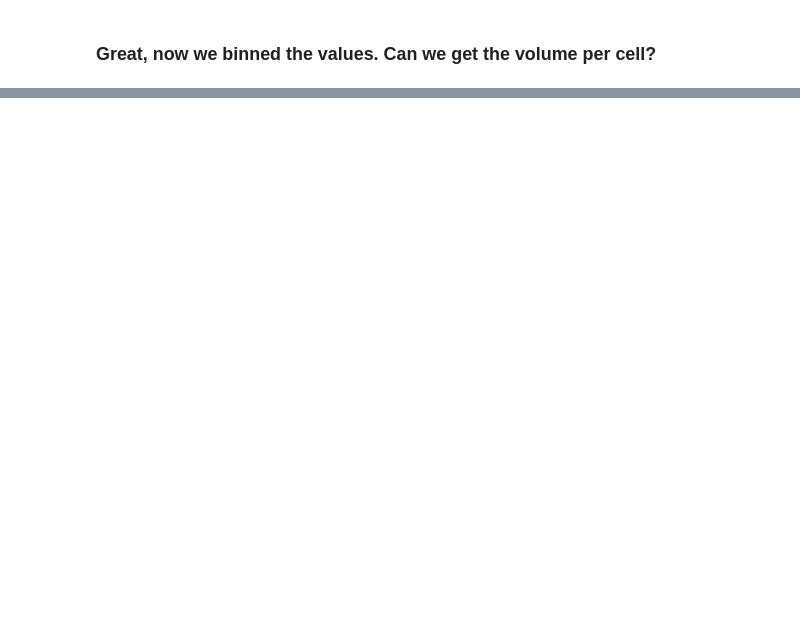
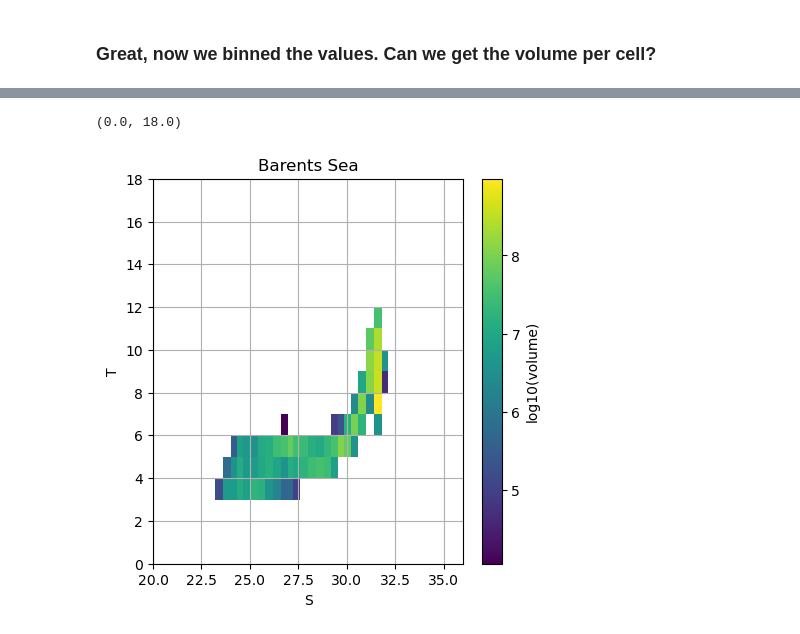
Before and after one commit to margaretmurakami/crios_backups, a Jupyter notebook: ASTE_270/offline_binning/Offline_Binning_TS.ipynb, the cells around one changed output, grey strips where cells are left out. Saved outputs shown, nothing was run; the diff lists cells and outputs as text; code cells hidden in the pictures; blank space fills up the shorter version.

```diff
--- a/ASTE_270/offline_binning/Offline_Binning_TS.ipynb
+++ b/ASTE_270/offline_binning/Offline_Binning_TS.ipynb
@@ -325,0 +539,2 @@ plt.colorbar()
+# %%
+testBarents = np.nansum(ds['volume_mesh'].values[:,:,iBarents[0],iBarents[1]],axis=2)
@@ -325,0 +545,15 @@ plt.colorbar()
+# %%
+Tbin,Sbin = np.meshgrid(binsTH_centers,binsSLT_centers)
+# %%
+plt.figure(figsize = (5,5))
+plt.pcolormesh(Tbin,Sbin,np.log10(testBarents))
+plt.colorbar(label="log10(volume)")
+plt.title("Barents Sea")
+plt.xlabel("S")
+plt.ylabel("T")
+plt.grid()
+plt.xlim(20,36)
+plt.ylim(0,18)
+# %% [output]
+(0.0, 18.0)
+[figure, added]
```
Also changed, not shown: parts of 40 cells of this notebook, 1 other file.
